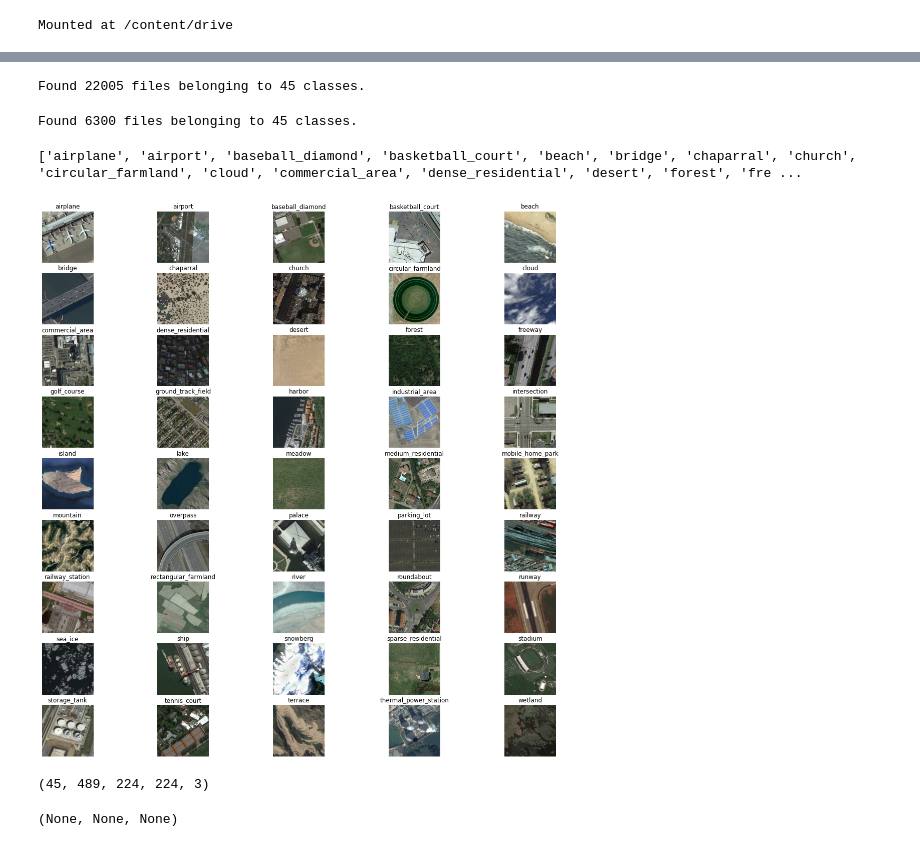
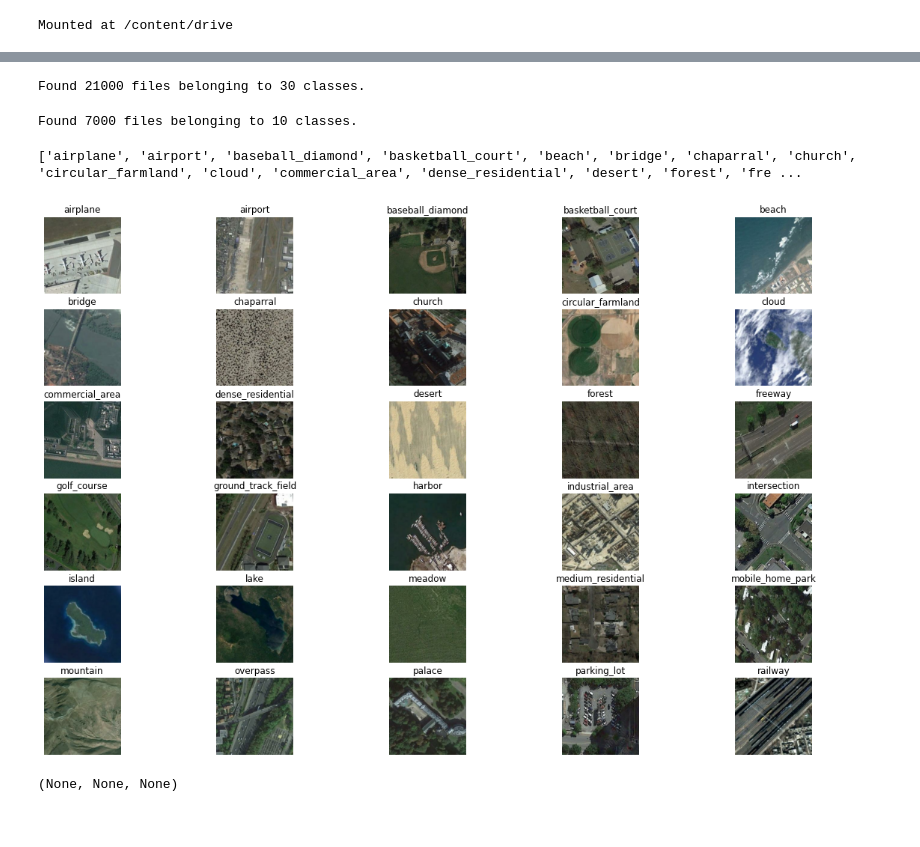
Before and after one commit to arvchak/MLProj, a Jupyter notebook: protonetwork_efficientnet.ipynb, the cells around one changed output, grey strips where cells are left out. Saved outputs shown, nothing was run; the diff lists cells and outputs as text; code cells hidden in the pictures.

```diff
--- a/protonetwork_efficientnet.ipynb
+++ b/protonetwork_efficientnet.ipynb
@@ -50,6 +53,6 @@ Streaming output truncated to the last 5000 lines.
 # %%
-root_path = '/content/tensorflow_datasets/RESISC45/downloads/manual'
-output = '/content/tensorflow_datasets/RESISC45/downloads/split_folder'
+root_path = '/content/tensorflow_datasets/RESISC45/downloads/new_train'
+output = '/content/tensorflow_datasets/RESISC45/downloads/new_train'
 # %%
 data_dir = pathlib.Path(root_path)
 count =  len(list(data_dir.glob('*/*.jpg')))
@@ -79,13 +76,13 @@ train_ds = tf.keras.preprocessing.image_dataset_from_directory(
     image_size = (img_height, img_width),
     batch_size = (batch_size))
 # %% [output]
-Found 22005 files belonging to 45 classes.
+Found 21000 files belonging to 30 classes.
 # %%
 val_ds = tf.keras.preprocessing.image_dataset_from_directory(
     data_dir_val,
     image_size = (img_height, img_width),
     batch_size = (batch_size))
 # %% [output]
-Found 6300 files belonging to 45 classes.
+Found 7000 files belonging to 10 classes.
 # %%
 class_names = train_ds.class_names
@@ -97,15 +95,16 @@ no_of_classes = len(class_names)
 # %%
 import matplotlib.pyplot as plt
 
 plt.figure(figsize=(20, 20))
+j = 0
 for i in range(len(class_names)):
     filtered_ds = train_ds.filter(lambda x, l: tf.math.equal(l[0], i))
     for image, label in filtered_ds.take(1):
         ax = plt.subplot(9, 5, i+1)
         plt.imshow(image[0].numpy().astype('uint8'))
         plt.title(class_names[label.numpy()[0]])
         plt.axis('off')
 # %% [output]
-[figure, old version]
+[figure, new version]
 # %%
 #train_dataset = np.zeros([no_of_classes, 3, img_height, img_width], dtype=object)
@@ -133,7 +128,3 @@ test_data /= 255.0
-# %%
-examples.shape
-# %% [output]
-(45, 489, 224, 224, 3)
 # %%
 tf.compat.v1.disable_eager_execution()
 # %%
```
Also changed, not shown: parts of 21 cells of this notebook.
